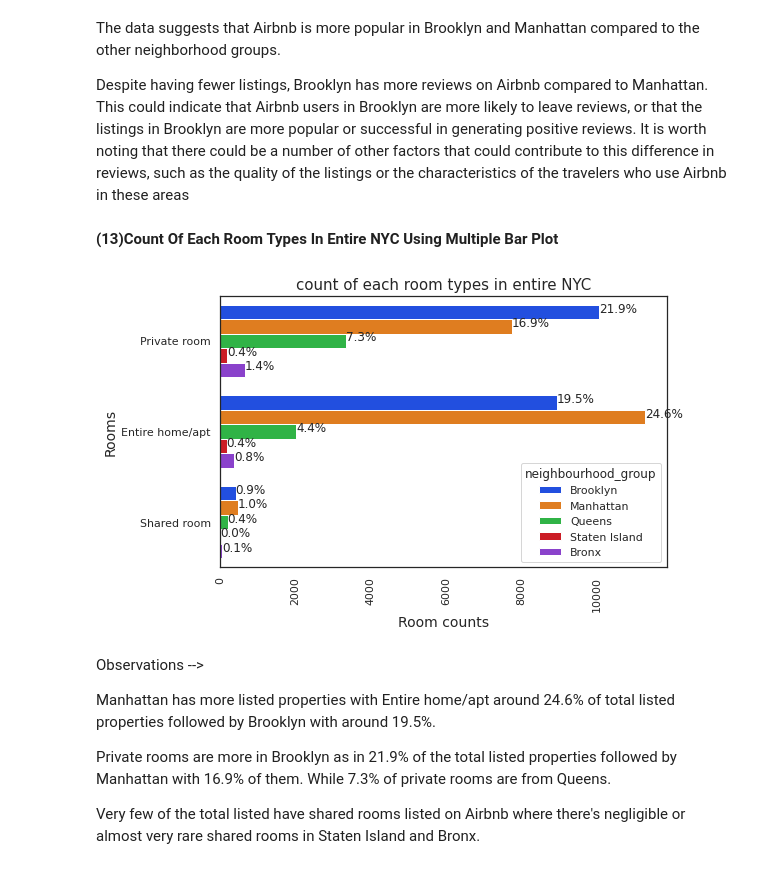
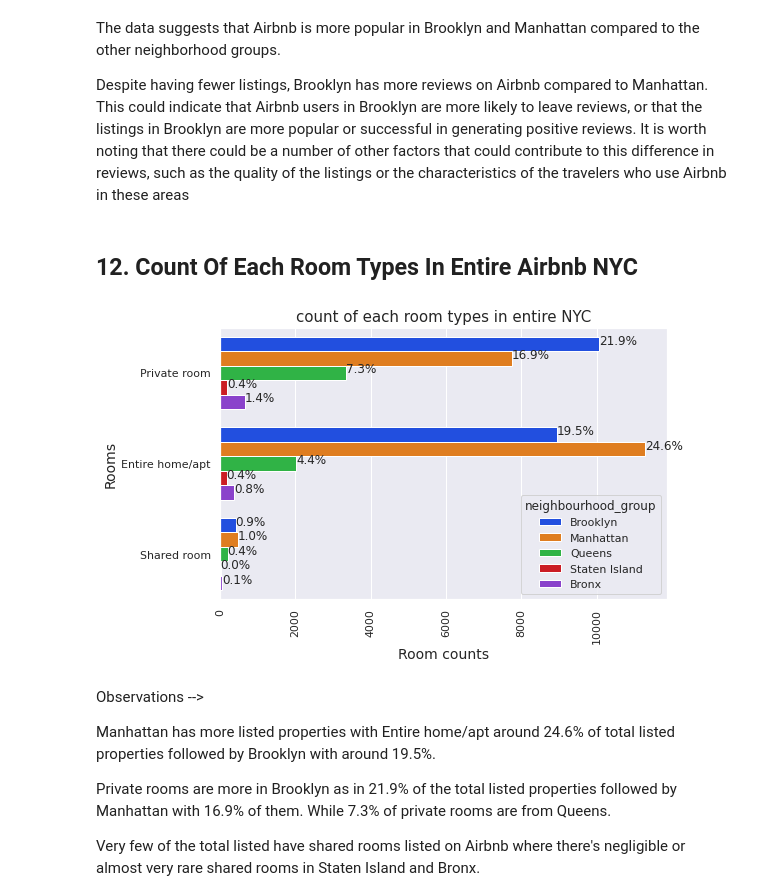
Before and after one commit to NANDINIKeremegaladhoddiShivalingaiah/Airbnb-Exploratory-Data-Analysis-EDA-, a Jupyter notebook: Airbnb_Exploratory_Data_Analysis.ipynb, the cells around one changed output. Cells and saved outputs as stored; diff of their text form; code cells hidden in the pictures.

```diff
--- a/Airbnb_Exploratory_Data_Analysis.ipynb
+++ b/Airbnb_Exploratory_Data_Analysis.ipynb
@@ -528,8 +662,0 @@ Travelers are likely to spent more days in this area because of popular amenitie
-# %%
-# Visualizing the number of listings in each neighbourhood through bar plot
-plt.rcParams['figure.figsize'] = (12,6)
-ax = sns.barplot(x = number_of_airbnb_listed['Neighbourhood_Groups'], y = number_of_airbnb_listed['Listing_Counts'])
-ax.set_xlabel('Neighbourhood Group')
-ax.set_ylabel('Total number of listings')
-ax.set_title('Number of listings in each neighbourhood group')
-plt.show()
@@ -633,8 +778,10 @@ There are relatively few hosts with a large number of listings. This could indic
 # %%
+#visualizing the number of active hosts in each neighbourhood group
 
-plt.rcParams['figure.figsize'] = [8, 6]
+plt.figure(figsize=(12, 6))
 
-sns.lineplot(x='neighbourhood_group', y='Host_counts', data=hosts_per_location, marker='o', markersize=8)
+sns.lineplot(x=hosts_per_location['neighbourhood_group'], y=hosts_per_location['Host_counts'], marker='o', markersize=8)
+plt.grid(True, color='gray', linestyle='--', linewidth=0.5)
 plt.title('Number of Airbnb Hosts by Neighborhood Group in NYC')
 plt.xlabel('Neighborhood Group')
 plt.ylabel('Number of Hosts')
@@ -659,7 +798,0 @@ plt.grid(True, color='gray', linestyle='--', linewidth=0.5)
-# %%
-plt.rcParams['figure.figsize'] = (15,5)
-ax = sns.barplot(x = neighbourhood_avgprice_group['neighbourhood'], y = neighbourhood_avgprice_group['Avg_price'])
-ax.set_xlabel('Neighbourhood')
-ax.set_ylabel('Average Price')
-ax.set_title('Average Price by Neighbourhood')
-plt.show()
@@ -734,42 +864,30 @@ The data suggests that Airbnb is more popular in Brooklyn and Manhattan compared
 
 Despite having fewer listings, Brooklyn has more reviews on Airbnb compared to Manhattan. This could indicate that Airbnb users in Brooklyn are more likely to leave reviews, or that the listings in Brooklyn are more popular or successful in generating positive reviews. It is worth noting that there could be a number of other factors that could contribute to this difference in reviews, such as the quality of the listings or the characteristics of the travelers who use Airbnb in these areas
 # %% [markdown]
-**(13)Count Of Each Room Types In Entire NYC Using Multiple Bar Plot**
+## **12. Count Of Each Room Types In Entire Airbnb NYC**
 # %%
-# Now analysis Room types count in Neighbourhood groups in NYC
+# Visualizing the count of each room type in entire Airbnb NYC
 
-# Set the size of the plot
-plt.rcParams['figure.figsize'] = (8, 5)
+plt.figure(figsize=(8,5))
 
-# Create a countplot using seaborn
+
 ax = sns.countplot(y='room_type', hue='neighbourhood_group', data=airbnb_df_new, palette='bright')
-
-# Calculate the total number of room_type values
 total = len(airbnb_df_new['room_type'])
-
 # Add percentage labels to each bar in the plot
 for p in ax.patches:
         percentage = '{:.1f}%'.format(100 * p.get_width()/total)
         x = p.get_x() + p.get_width() + 0.02
         y = p.get_y() + p.get_height()/2
         ax.annotate(percentage, (x, y))
 
-# Add a title to the plot
 plt.title('count of each room types in entire NYC', fontsize='15')
-
-# Add a label to the x-axis
 plt.xlabel('Room counts', fontsize='14')
-
-# Rotate the x-tick labels
 plt.xticks(rotation=90)
-
-# Add a label to the y-axis
 plt.ylabel('Rooms', fontsize='14')
 
-# Display the plot
 plt.show()
 # %% [output]
-[figure, old version]
+[figure, new version]
 # %% [markdown]
 Observations -->
 
```
Also changed, not shown: parts of 80 cells of this notebook.
